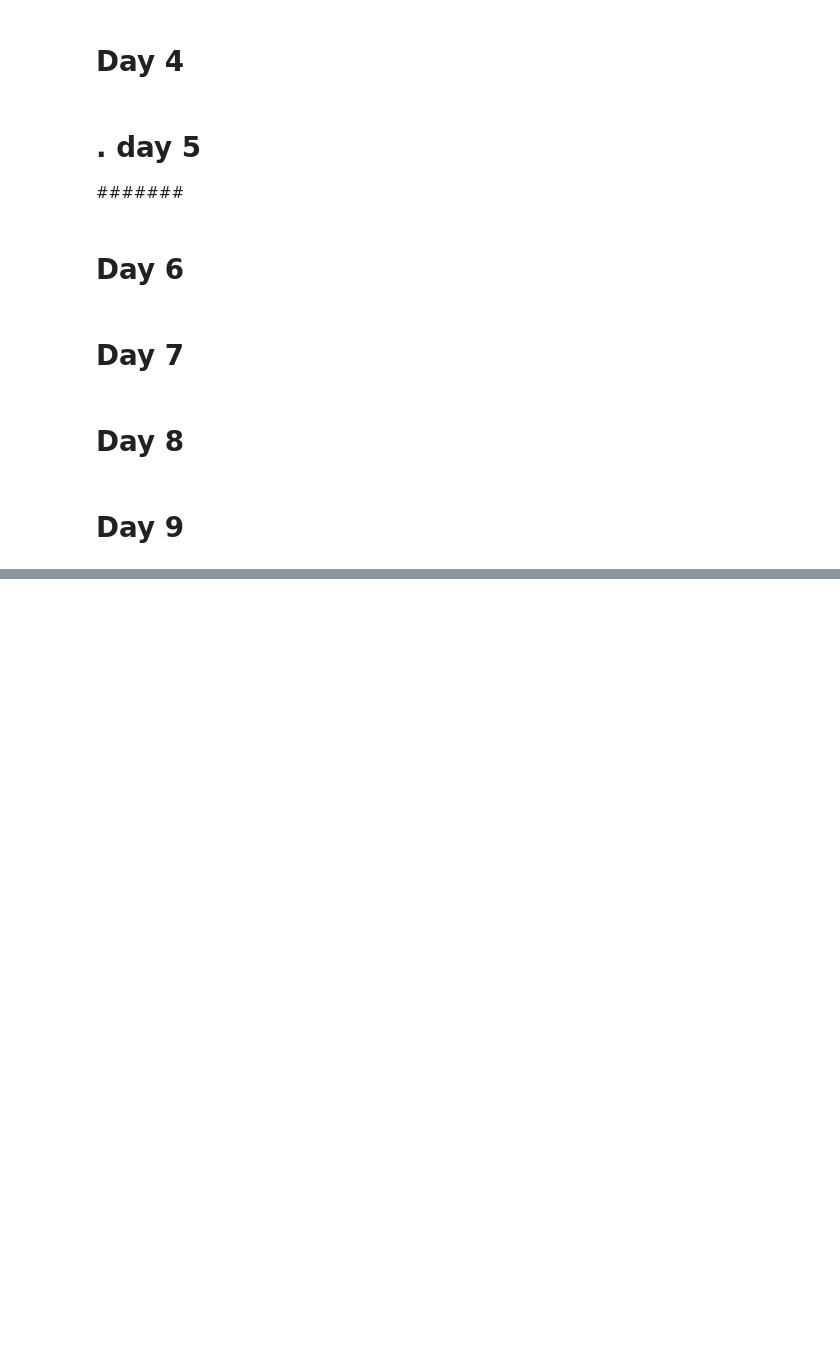
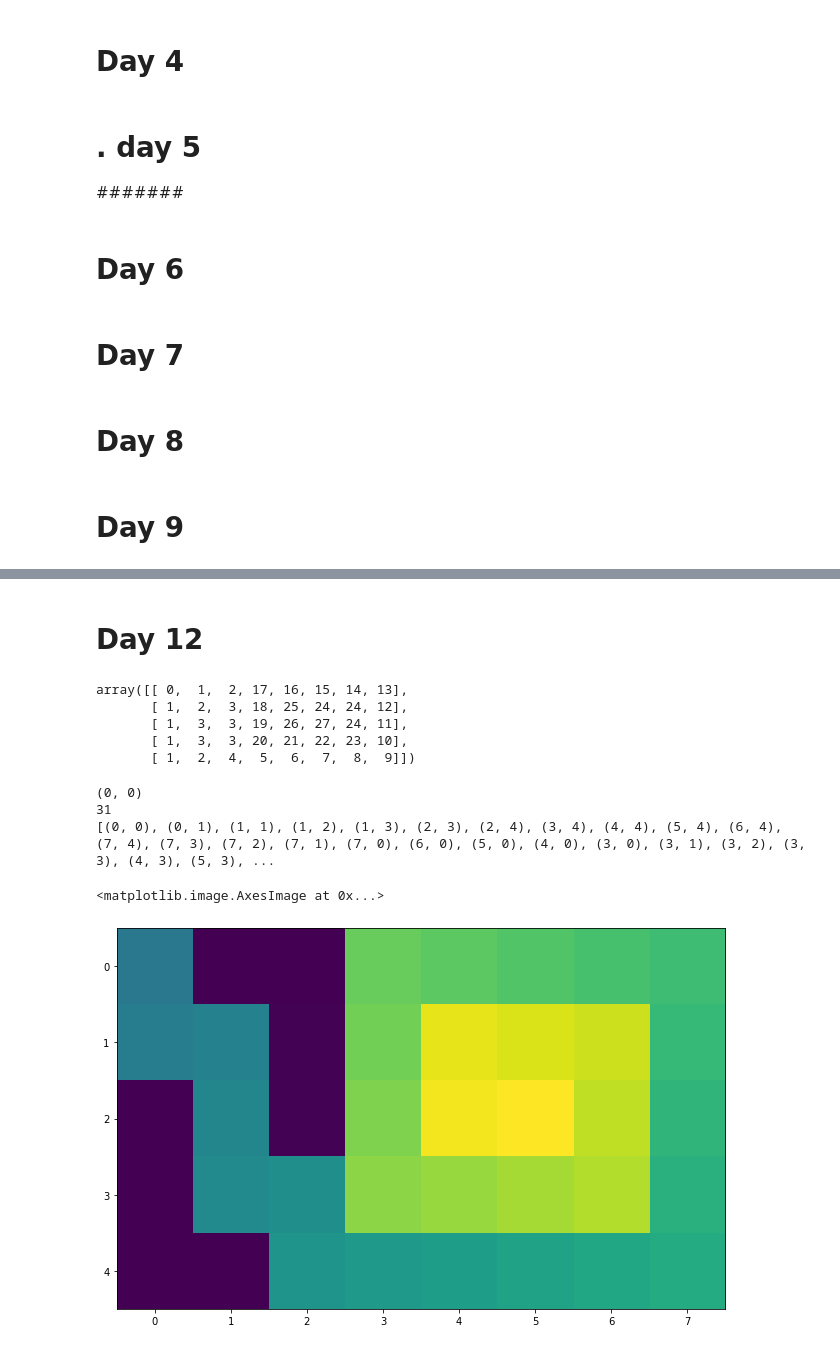
Before and after one commit to technomupet67/Advent-2022, a Jupyter notebook: Advent_2022_v2.ipynb, the cells around one changed output, grey strips where cells are left out. Saved outputs shown, nothing was run; the diff lists cells and outputs as text; code cells hidden in the pictures; blank space fills up the shorter version.

```diff
--- a/Advent_2022_v2.ipynb
+++ b/Advent_2022_v2.ipynb
@@ -1296,0 +1335,78 @@ for i in range(0, 201, 40):
+# %% [markdown]
+# Day 12
+# %%
+import numpy as np
+
+altitudes = "SabcdefghijklmnopqrstuvwxyzE"
+
+with open("input_day12_example.txt", "r") as txt_file:
+  data = np.array([[altitudes.index(c) for c in line.strip()] for line in txt_file.readlines()])
+# %%
+data
+# %% [output]
+array([[ 0,  1,  2, 17, 16, 15, 14, 13],
+       [ 1,  2,  3, 18, 25, 24, 24, 12],
+       [ 1,  3,  3, 19, 26, 27, 24, 11],
+       [ 1,  3,  3, 20, 21, 22, 23, 10],
+       [ 1,  2,  4,  5,  6,  7,  8,  9]])
+# %%
+def allowed_move(p,grid):
+    xp,yp = p
+    allowed = []
+    for dx,dy in [(-1,0),(0,1),(1,0),(0,-1)]:
+        xn,yn = xp+dx,yp+dy
+        if xn>=0 and xn<len(grid[0]) and yn>=0 and yn<len(grid):
+            if grid[yn][xn]-grid[yp][xp]<=1:
+                allowed.append((xn,yn))
+    return allowed
+
+
+def pathFinder(grid,S):
+    visited = []
+    paths = [[S]]
+    while len(paths):
+        path = paths.pop(0)
+        for a in allowed_move(path[-1],grid):
+            if (a not in path) and (a not in visited):
+                newpath = list(path)
+                newpath.append(a)
+                xa,ya=a
+                if grid[ya][xa]==27:
+                    return newpath
+                else:
+                    paths.append(newpath)
+                    visited.append(a)
+    return []
+
+def where_is_start(grid):
+    for y in range(len(grid)):
+        for x in range(len(grid[0])):
+            if grid[y][x]==0:
+                return (x,y)
+    return None
+
+start = where_is_start(data)
+print(start)
+
+the_one = pathFinder(data,start)
+print(len(the_one)-1)
+print(the_one)
+# %% [output]
+(0, 0)
+31
+[(0, 0), (0, 1), (1, 1), (1, 2), (1, 3), (2, 3), (2, 4), (3, 4), (4, 4), (5, 4), (6, 4), (7, 4), (7, 3), (7, 2), (7, 1), (7, 0), (6, 0), (5, 0), (4, 0), (3, 0), (3, 1), (3, 2), (3, 3), (4, 3), (5, 3), ...
+# %%
+import matplotlib.pyplot as plt
+
+map = np.copy(data) #make a copy of the data wiht same dimensions
+i=0
+for x,y in the_one: # for all the visisted points
+    i +=5
+    map[y][x] = 100+i # set the value to 100
+
+# plot the map
+plt.figure(figsize=(21,7))
+plt.imshow(map)
+# %% [output]
+<matplotlib.image.AxesImage at 0x...>
+[figure, added]
```
Also changed, not shown: parts of 18 cells of this notebook, 4 other files.
